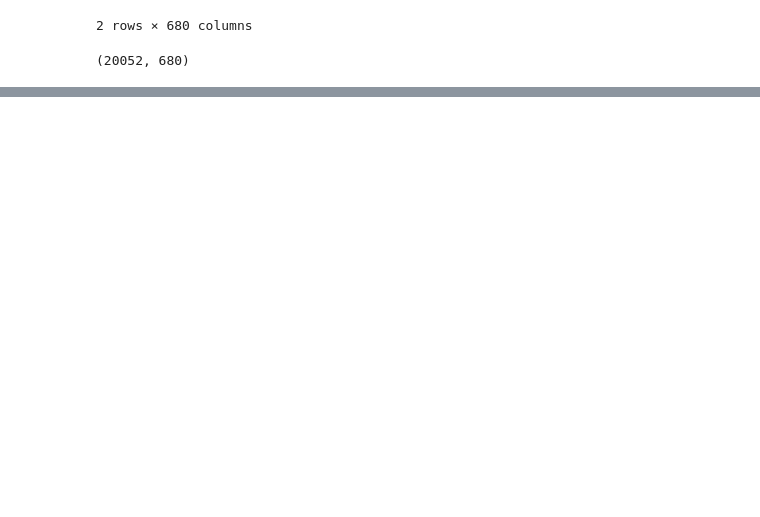
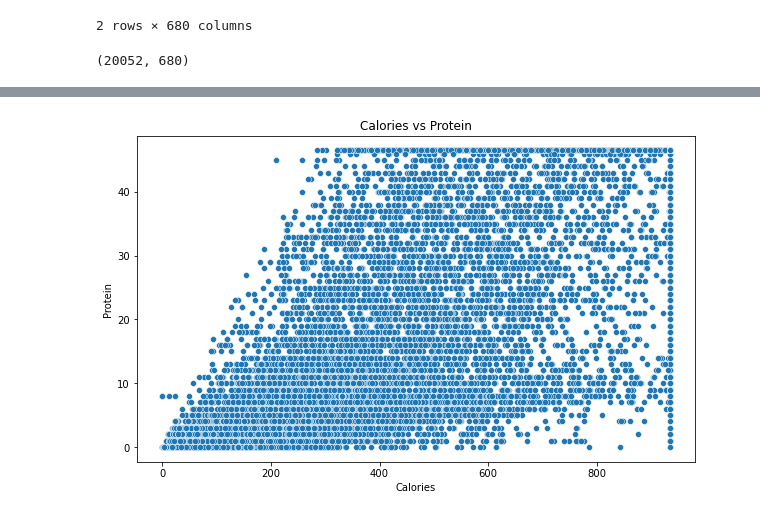
Before and after one commit to VishalKumarSwain/EpiRecipes-Visualization-Application, a Jupyter notebook: Recipe Visualization Application.ipynb, the cells around one changed output, grey strips where cells are left out. Cells and saved outputs as stored; diff of their text form; code cells hidden in the pictures; blank space fills up the shorter version.

```diff
--- a/Recipe Visualization Application.ipynb
+++ b/Recipe Visualization Application.ipynb
@@ -122,0 +211,10 @@ df.to_csv('data.csv')
+# %%
+# Scatter plot for relationship between calories and protein
+plt.figure(figsize=(10, 6))
+sns.scatterplot(x='calories', y='protein', data=df)
+plt.title('Calories vs Protein')
+plt.xlabel('Calories')
+plt.ylabel('Protein')
+plt.show()
+# %% [output]
+[figure, added]
```
Also changed, not shown: parts of 47 cells of this notebook.
